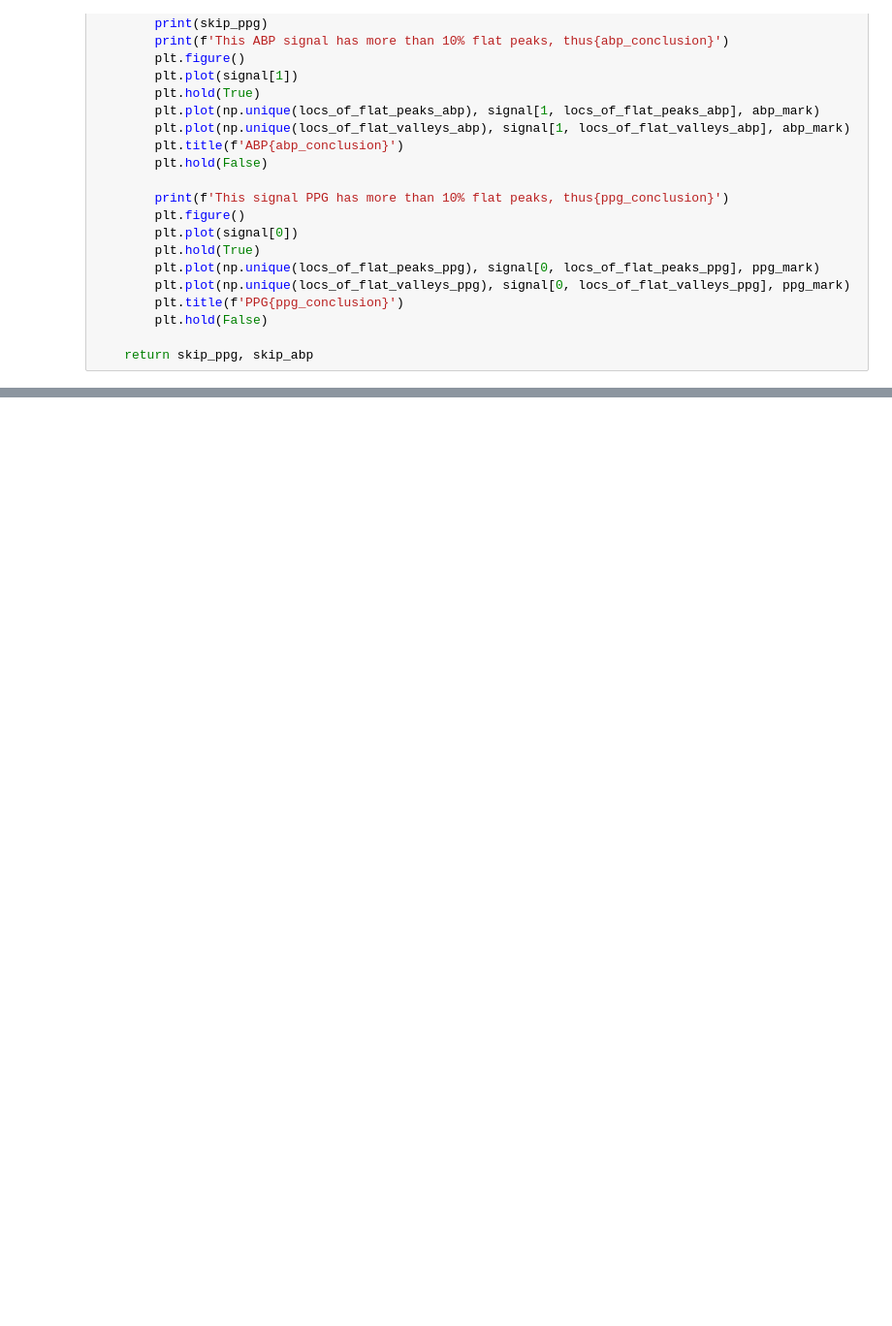
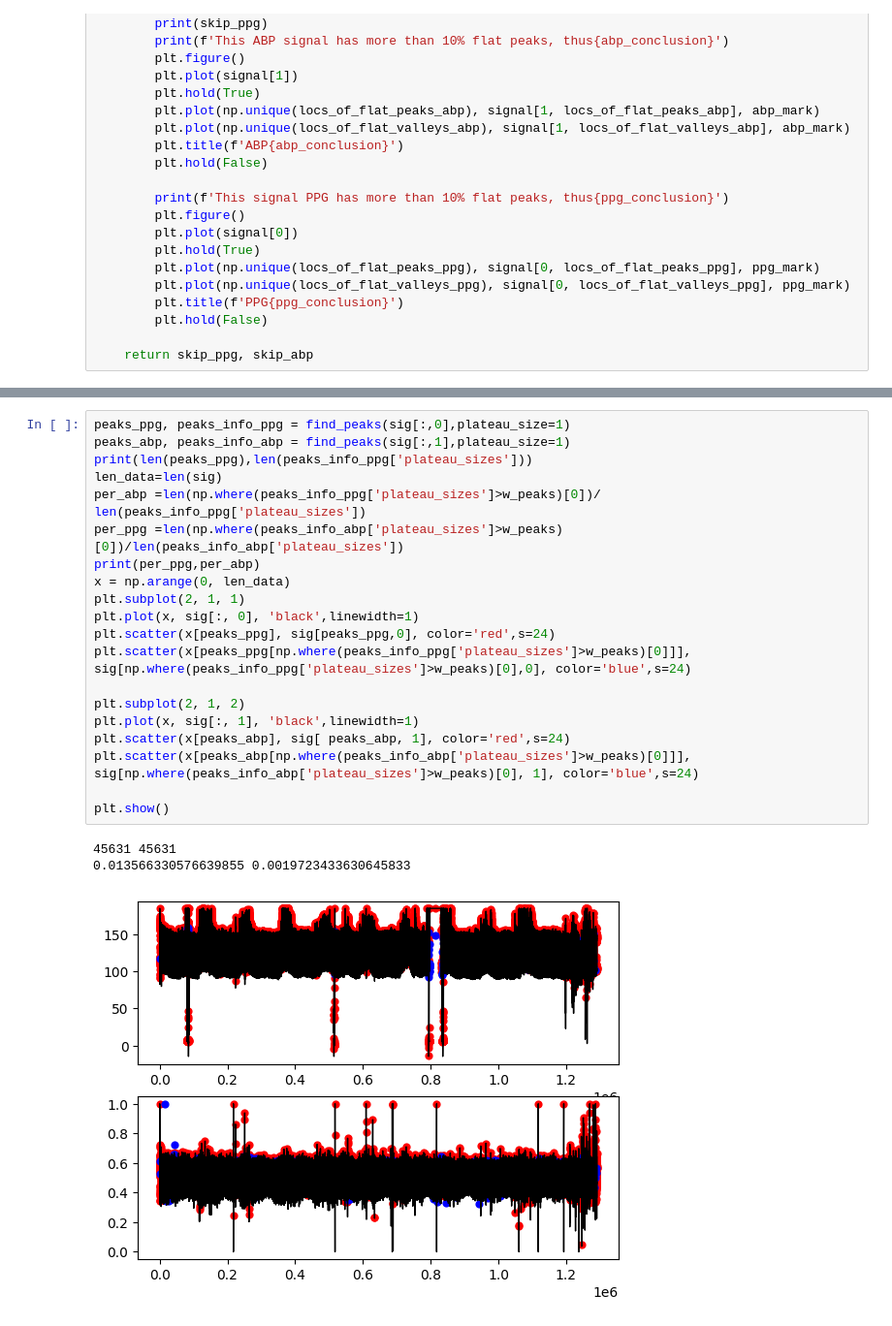
Before and after one commit to ax6000/BloodPressureEstimation, a Jupyter notebook: notebooks/del_flat_waves.ipynb, the cells around one changed output, grey strips where cells are left out. Shown: that part at 97% size. Cells and saved outputs as stored; diff of their text form; blank space fills up the shorter version.

```diff
--- a/notebooks/del_flat_waves.ipynb
+++ b/notebooks/del_flat_waves.ipynb
@@ -179,0 +246,24 @@ def flat_peaks(signal, abp_peaks, abp_valleys, ppg_peaks, ppg_valleys, abp_thres
+# %%
+peaks_ppg, peaks_info_ppg = find_peaks(sig[:,0],plateau_size=1)
+peaks_abp, peaks_info_abp = find_peaks(sig[:,1],plateau_size=1)
+print(len(peaks_ppg),len(peaks_info_ppg['plateau_sizes']))
+len_data=len(sig)
+per_abp =len(np.where(peaks_info_ppg['plateau_sizes']>w_peaks)[0])/ len(peaks_info_ppg['plateau_sizes'])
+per_ppg =len(np.where(peaks_info_abp['plateau_sizes']>w_peaks)[0])/len(peaks_info_abp['plateau_sizes'])
+print(per_ppg,per_abp)
+x = np.arange(0, len_data)
+plt.subplot(2, 1, 1)
+plt.plot(x, sig[:, 0], 'black',linewidth=1)
+plt.scatter(x[peaks_ppg], sig[peaks_ppg,0], color='red',s=24)
+plt.scatter(x[peaks_ppg[np.where(peaks_info_ppg['plateau_sizes']>w_peaks)[0]]], sig[np.where(peaks_info_ppg['plateau_sizes']>w_peaks)[0],0], color='blue',s=24)
+
+plt.subplot(2, 1, 2)
+plt.plot(x, sig[:, 1], 'black',linewidth=1)
+plt.scatter(x[peaks_abp], sig[ peaks_abp, 1], color='red',s=24)
+plt.scatter(x[peaks_abp[np.where(peaks_info_abp['plateau_sizes']>w_peaks)[0]]], sig[np.where(peaks_info_abp['plateau_sizes']>w_peaks)[0], 1], color='blue',s=24)
+
+plt.show()
+# %% [output]
+45631 45631
+0.013566330576639855 0.0019723433630645833
+[figure, added]
```
Also changed, not shown: parts of 28 cells of this notebook, 2 other files.
